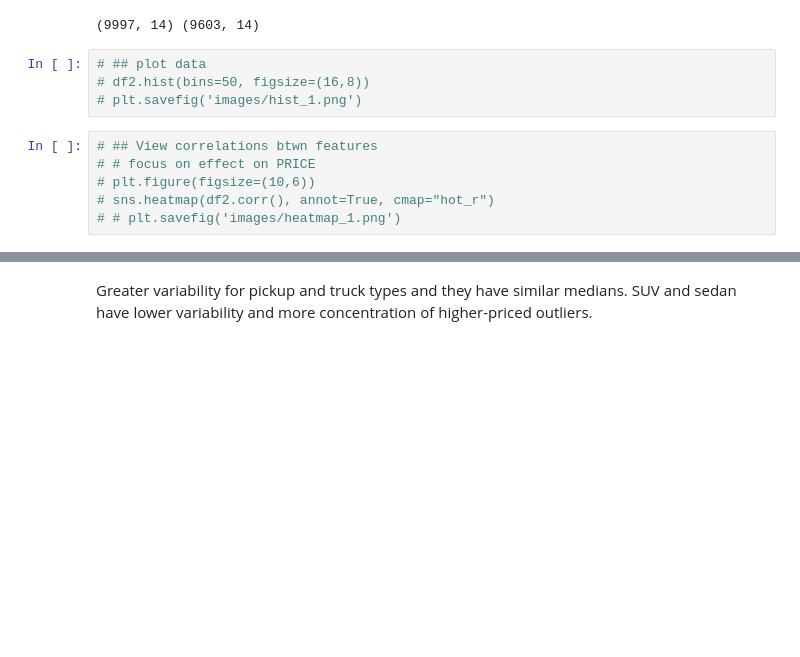
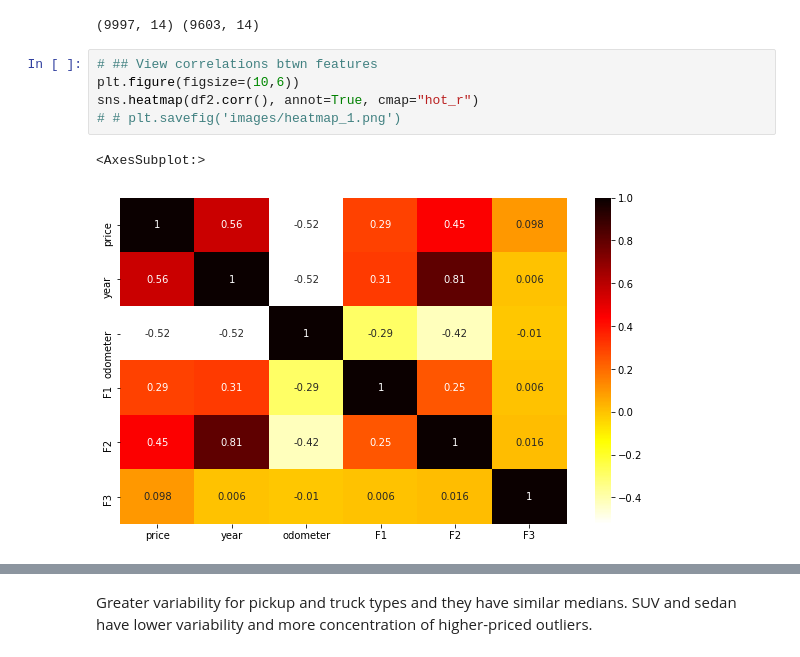
Before and after one commit to EricaXia/spr_2021, a Jupyter notebook: dsci552/problem_sets/ps_1.ipynb, the cells around one changed output, grey strips where cells are left out. Cells and saved outputs as stored; diff of their text form; blank space fills up the shorter version.

```diff
--- a/dsci552/problem_sets/ps_1.ipynb
+++ b/dsci552/problem_sets/ps_1.ipynb
@@ -102,15 +79,13 @@ nums_scaled2 = nums_scaled.drop(nums_scaled.index[outliers])
 print(df.shape, df2.shape)
 # %% [output]
 (9997, 14) (9603, 14)
-# %%
-# ## plot data
-# df2.hist(bins=50, figsize=(16,8))
-# plt.savefig('images/hist_1.png')
 # %%
 # ## View correlations btwn features
-# # focus on effect on PRICE
-# plt.figure(figsize=(10,6))
-# sns.heatmap(df2.corr(), annot=True, cmap="hot_r")
+plt.figure(figsize=(10,6))
+sns.heatmap(df2.corr(), annot=True, cmap="hot_r")
 # # plt.savefig('images/heatmap_1.png')
+# %% [output]
+<AxesSubplot:>
+[figure, added]
 # %%
 # ## boxplots for numerical vars
```
Also changed, not shown: parts of 41 cells of this notebook, 6 other files.
